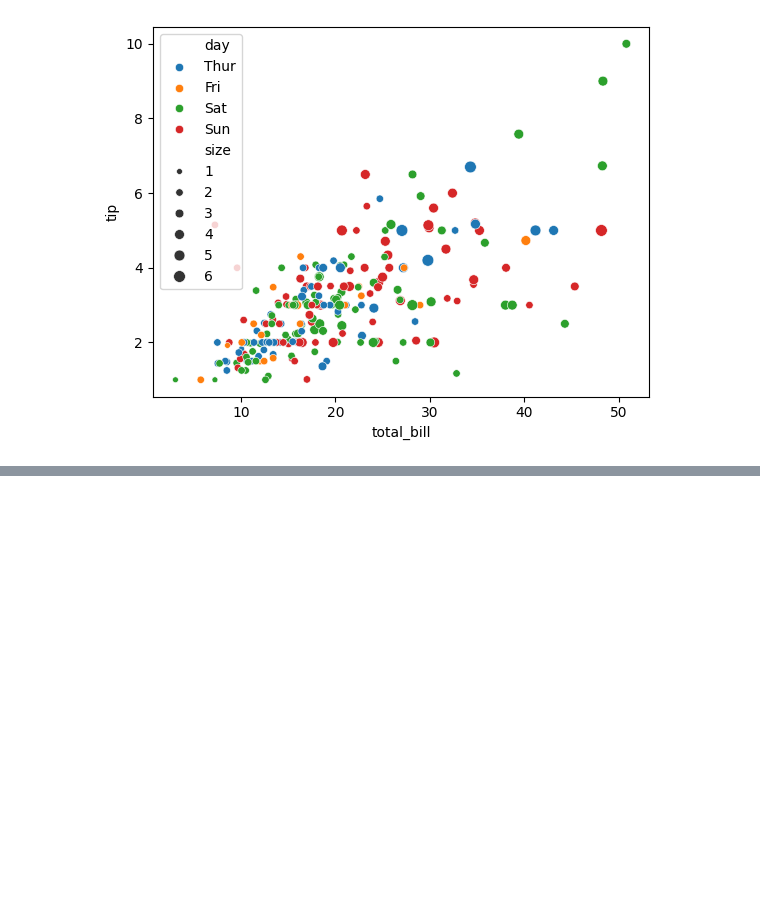
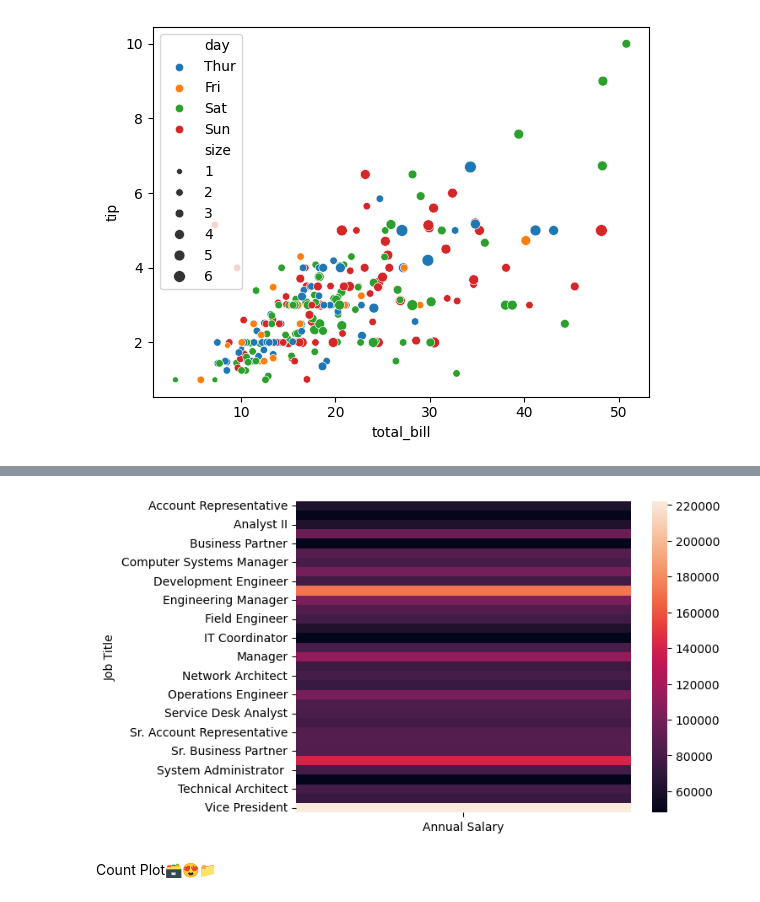
Before and after one commit to GulamAnsari12/Full-Python, a Jupyter notebook: Seaborn.ipynb, the cells around one changed output, grey strips where cells are left out. Drawn from its saved outputs; the diff is of its cells as text; code cells hidden in the pictures; blank space fills up the shorter version.

```diff
--- a/Seaborn.ipynb
+++ b/Seaborn.ipynb
@@ -152,0 +207,5 @@ data = pd.read_excel()
+# %%
+data = pd.read_excel("D:/DATA FOR PRACTICE/ESD.xlsx")
+#data
+gp = data.groupby("Job Title").agg({"Annual Salary":"sum"})
+print(gp)
@@ -152,0 +230,7 @@ data = pd.read_excel()
+# %%
+sns.heatmap(gp)
+plt.show()
+# %% [output]
+[figure, added]
+# %% [markdown]
+Count Plot🗃️😍📁
```
Also changed, not shown: parts of 40 cells of this notebook.
